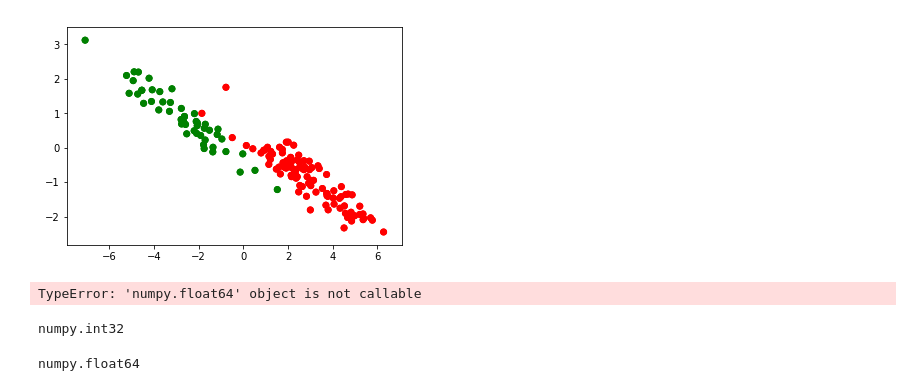
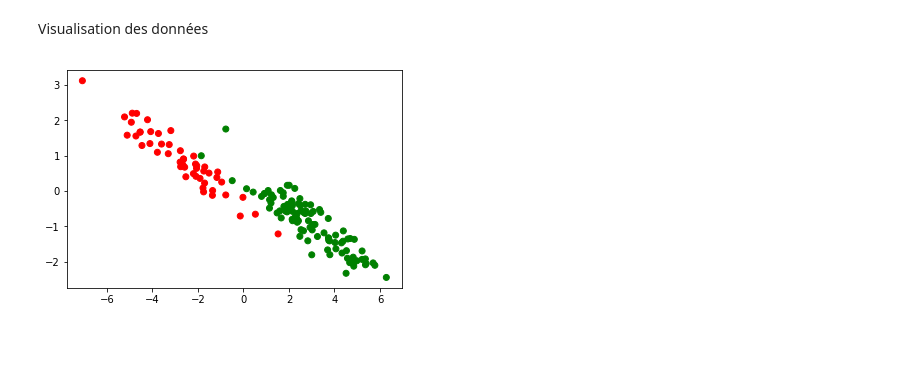
Before and after one commit to YoucefZemmouri/Graphical_Model_HMK1, a Jupyter notebook: Generative_Model_LDA.ipynb, the cells around one changed output. Cells and saved outputs as stored; diff of their text form; code cells hidden in the pictures; blank space fills up the shorter version.

```diff
--- a/Generative_Model_LDA.ipynb
+++ b/Generative_Model_LDA.ipynb
@@ -43,9 +7,16 @@ classificationC_test_X = np.copy(classificationC_test[:,0:2])
+# %%
+A_train = pd.read_csv("classificationA.train", sep  = "\t", names=["X1","X2","Y"])
+B_train = pd.read_csv("classificationB.train", sep  = "\t", names=["X1","X2","Y"])
+C_train = pd.read_csv("classificationC.train", sep  = "\t", names=["X1","X2","Y"])
+
+A_test = pd.read_csv("classificationA.test", sep  = "\t", names=["X1","X2","Y"])
+B_test = pd.read_csv("classificationB.test", sep  = "\t", names=["X1","X2","Y"])
+C_test = pd.read_csv("classificationC.test", sep  = "\t", names=["X1","X2","Y"])
+# %% [markdown]
+Visualisation des données
 # %%
-x1 = classificationA_train_X[:,0]
-x2 = classificationA_train_X[:,1]
-label = classificationA_train_Y
-color = ['red' if l == 0 else 'green' for l in label]
-plt.scatter(x1, x2, color=color)
+color = ['red' if l else 'green' for l in A_train.Y]
+plt.scatter(A_train.X1, A_train.X2, color=color)
 plt.show()
 # %% [output]
-[figure, old version]
+[figure, new version]
@@ -65,10 +22,0 @@ Pi = N/n
-# %%
-Sigma = np.zeros([2,2])
-for i in range(classificationA_train_Y.shape[0]):
-    Sigma = Sigma + (1-classificationA_train_Y[i][0])(classificationA_train_X[i]-w0).transpose().dot(classificationA_train_X[i]-w0)+(classificationA_train_Y[i][0])*(classificationA_train_X[i]-w1).transpose().dot(classificationA_train_X[i]-w1)
-# %% [output]
-TypeError: 'numpy.float64' object is not callable
-# %%
-type(classificationA_train_Y[i][0].astype(int))
-# %% [output]
-numpy.int32
@@ -77,4 +22,0 @@ n = classificationA_train_Y[i][0]
-# %%
-type(n)
-# %% [output]
-numpy.float64
```
Also changed, not shown: parts of 18 cells of this notebook, 2 other files.
